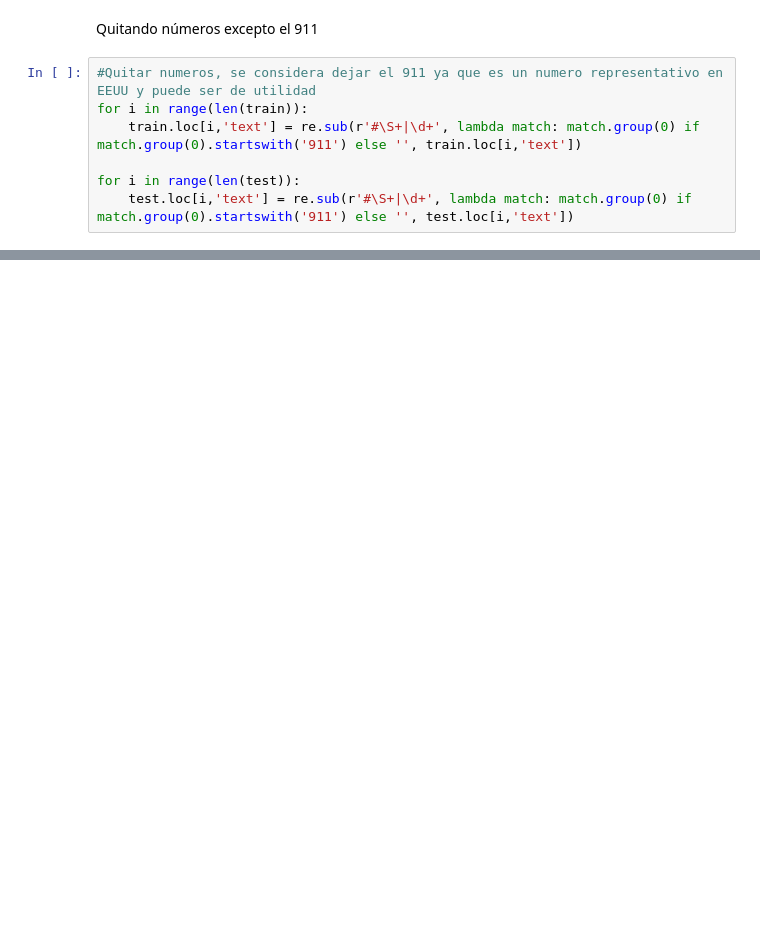
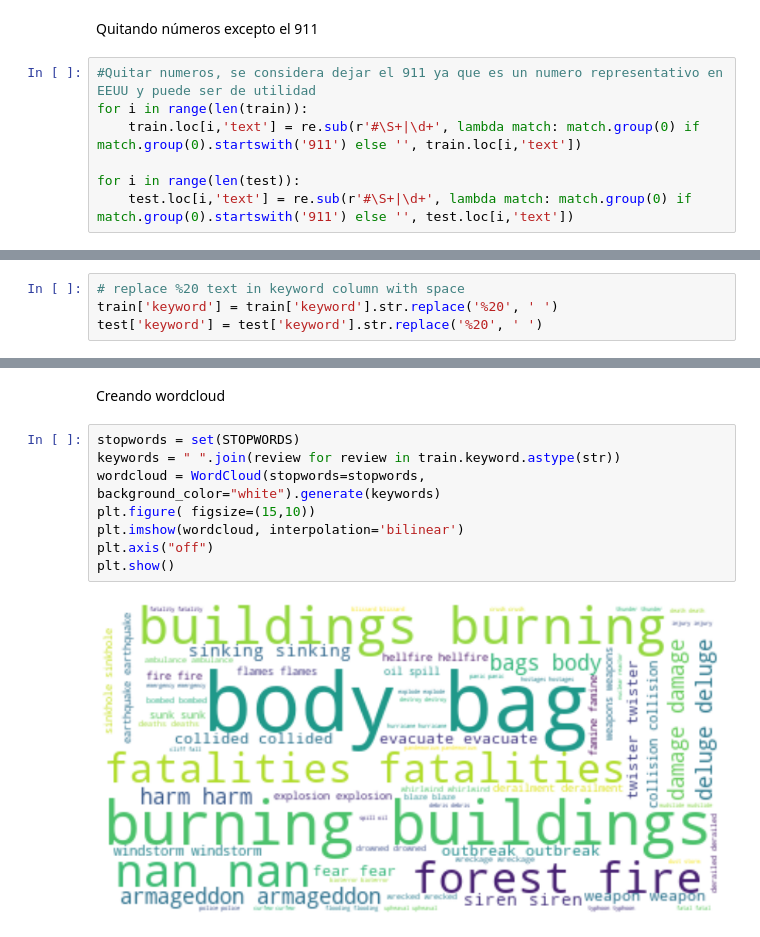
Before and after one commit to arr19422/Lab5-DS, a Jupyter notebook: lab5-analisis_de_sentimiento.ipynb, the cells around one changed output, grey strips where cells are left out. Cells and saved outputs as stored; diff of their text form; blank space fills up the shorter version.

Commit message:
fix: wordcloud de keywords

```diff
--- a/lab5-analisis_de_sentimiento.ipynb
+++ b/lab5-analisis_de_sentimiento.ipynb
@@ -197,0 +310,4 @@ for i in range(len(test)):
+# %%
+# replace %20 text in keyword column with space
+train['keyword'] = train['keyword'].str.replace('%20', ' ')
+test['keyword'] = test['keyword'].str.replace('%20', ' ')
@@ -197,0 +325,12 @@ for i in range(len(test)):
+# %% [markdown]
+Creando wordcloud
+# %%
+stopwords = set(STOPWORDS)
+keywords = " ".join(review for review in train.keyword.astype(str))
+wordcloud = WordCloud(stopwords=stopwords, background_color="white").generate(keywords)
+plt.figure( figsize=(15,10))
+plt.imshow(wordcloud, interpolation='bilinear')
+plt.axis("off")
+plt.show()
+# %% [output]
+[figure, added]
```
Also changed, not shown: parts of 16 cells of this notebook.
